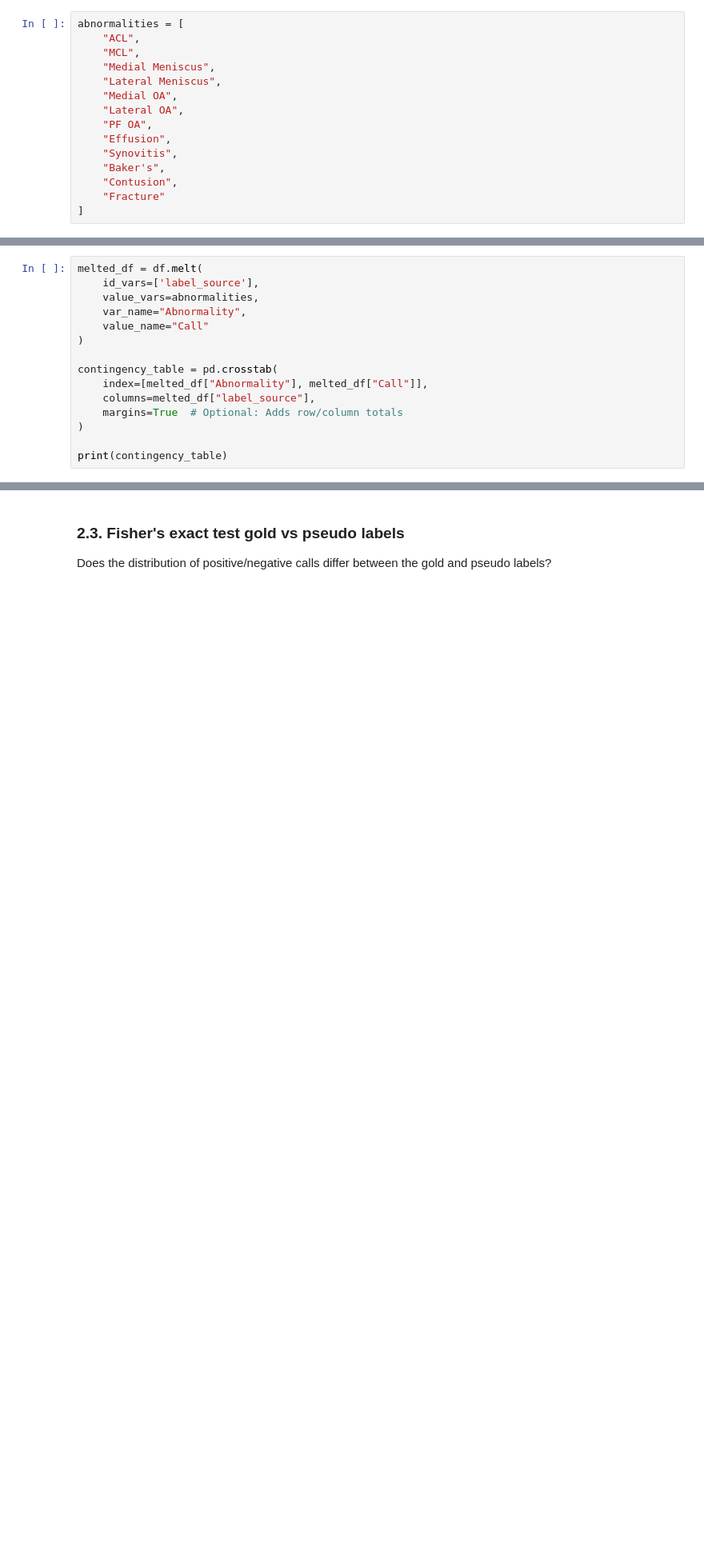
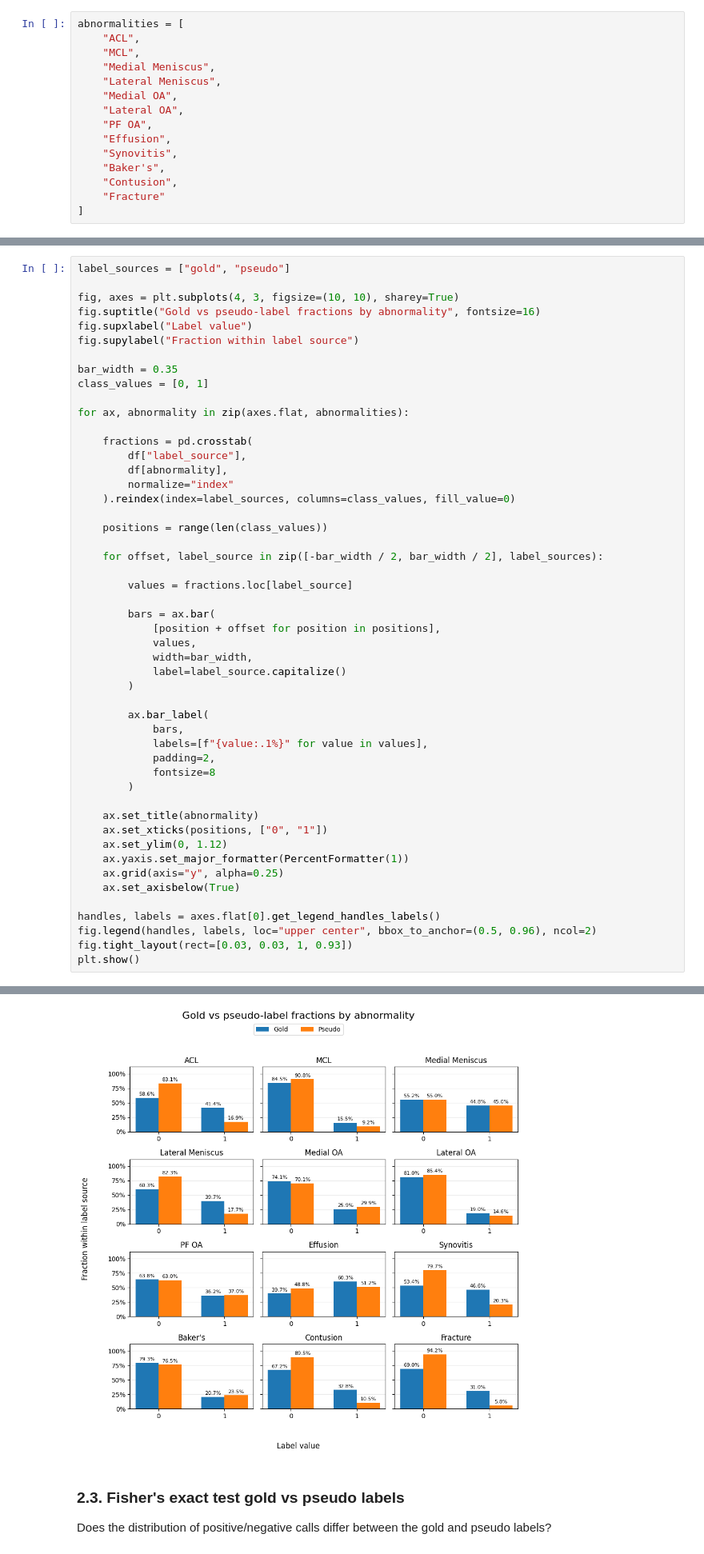
Before and after one commit to gperdrizet/RSNA-knee-abnormality, a Jupyter notebook: notebooks/04-pseudolabel-eda.ipynb, the cells around one changed output, grey strips where cells are left out. Shown at 80% size. Drawn from its saved outputs; the diff is of its cells as text; blank space fills up the shorter version.

Commit message:
Added distribution plots

```diff
--- a/notebooks/04-pseudolabel-eda.ipynb
+++ b/notebooks/04-pseudolabel-eda.ipynb
@@ -99,16 +101,51 @@ abnormalities = [
 # %%
-melted_df = df.melt(
-    id_vars=['label_source'],
-    value_vars=abnormalities,
-    var_name="Abnormality",
-    value_name="Call"
-)
+label_sources = ["gold", "pseudo"]
 
-contingency_table = pd.crosstab(
-    index=[melted_df["Abnormality"], melted_df["Call"]],
-    columns=melted_df["label_source"],
-    margins=True  # Optional: Adds row/column totals
-)
+fig, axes = plt.subplots(4, 3, figsize=(10, 10), sharey=True)
+fig.suptitle("Gold vs pseudo-label fractions by abnormality", fontsize=16)
+fig.supxlabel("Label value")
+fig.supylabel("Fraction within label source")
 
-print(contingency_table)
+bar_width = 0.35
+class_values = [0, 1]
+
+for ax, abnormality in zip(axes.flat, abnormalities):
+
+    fractions = pd.crosstab(
+        df["label_source"],
+        df[abnormality],
+        normalize="index"
+    ).reindex(index=label_sources, columns=class_values, fill_value=0)
+
+    positions = range(len(class_values))
+
+    for offset, label_source in zip([-bar_width / 2, bar_width / 2], label_sources):
+
+        values = fractions.loc[label_source]
+
+        bars = ax.bar(
+            [position + offset for position in positions],
+            values,
+            width=bar_width,
+            label=label_source.capitalize()
+        )
+
+        ax.bar_label(
+            bars,
+            labels=[f"{value:.1%}" for value in values],
+            padding=2,
+            fontsize=8
+        )
+
+    ax.set_title(abnormality)
+    ax.set_xticks(positions, ["0", "1"])
+    ax.set_ylim(0, 1.12)
+    ax.yaxis.set_major_formatter(PercentFormatter(1))
+    ax.grid(axis="y", alpha=0.25)
+    ax.set_axisbelow(True)
+
+handles, labels = axes.flat[0].get_legend_handles_labels()
+fig.legend(handles, labels, loc="upper center", bbox_to_anchor=(0.5, 0.96), ncol=2)
+fig.tight_layout(rect=[0.03, 0.03, 1, 0.93])
+plt.show()
 # %% [output]
@@ -132,3 +152,4 @@ All                     696   52164  52860
+[figure, added]
 # %% [markdown]
 ### 2.3. Fisher's exact test gold vs pseudo labels
 
```
Also changed, not shown: parts of 3 cells of this notebook.
